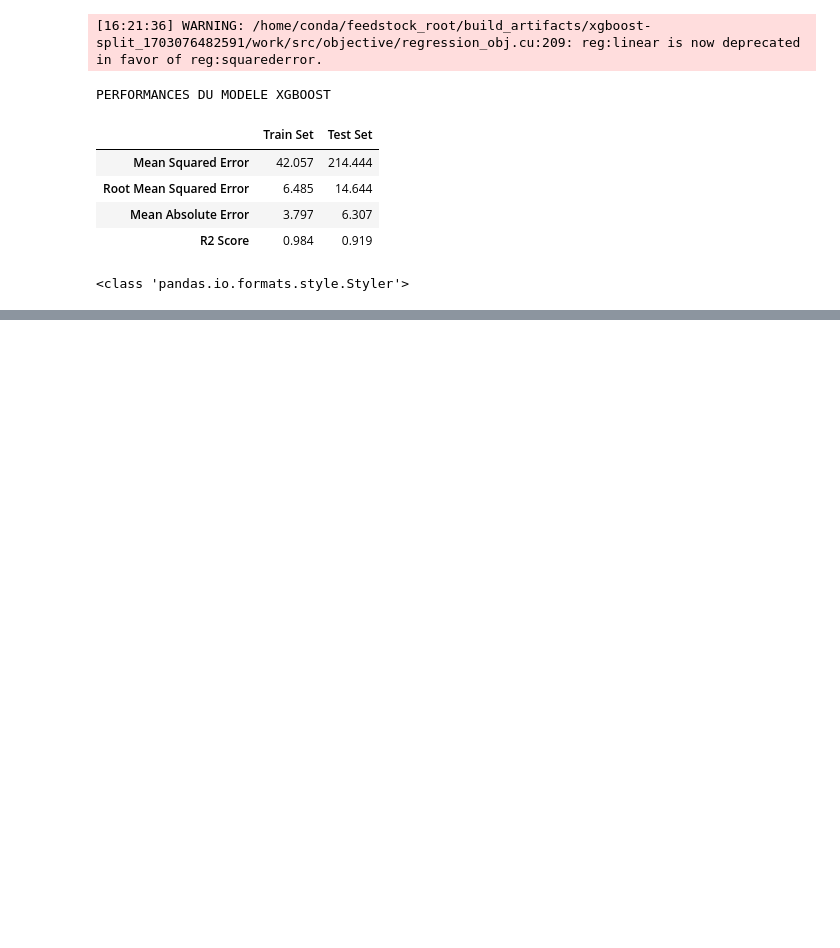
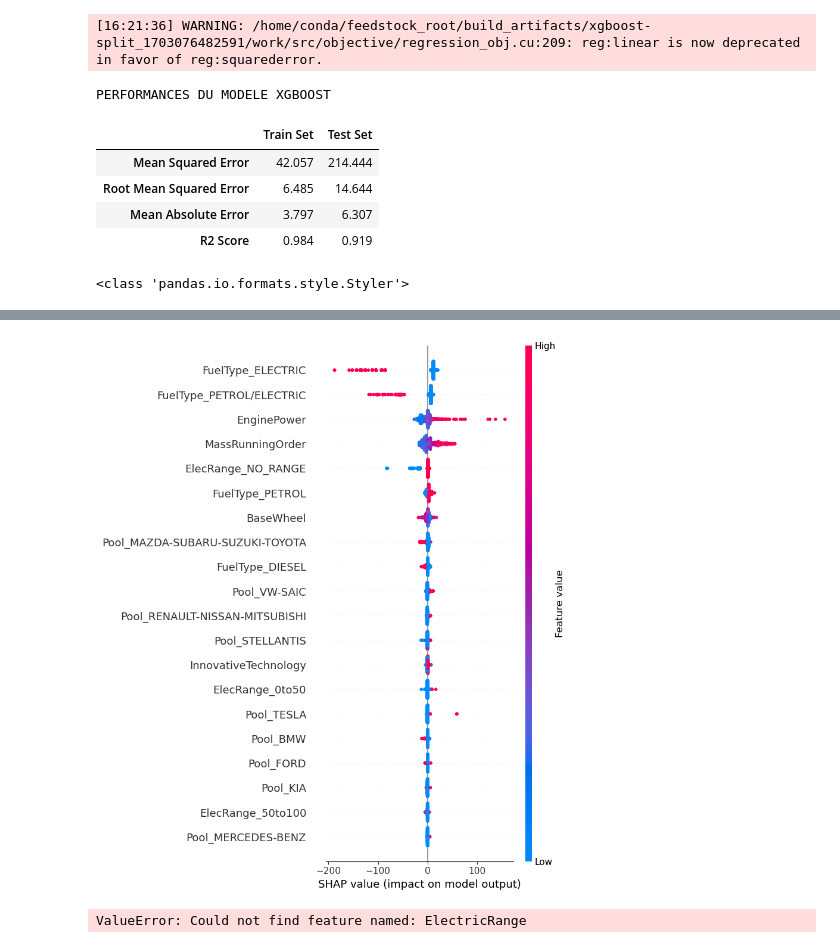
Before and after one commit to MatthieuLeNozach/car-co2-prediction_pre-release, a Jupyter notebook: notebooks/test_regression.ipynb, the cells around one changed output, grey strips where cells are left out. Cells and saved outputs as stored; diff of their text form; code cells hidden in the pictures; blank space fills up the shorter version.

```diff
--- a/notebooks/test_regression.ipynb
+++ b/notebooks/test_regression.ipynb
@@ -218,0 +247,8 @@ PERFORMANCES DU MODELE XGBOOST
+# %%
+shap.summary_plot(shap_values, X_test)
+# %% [output]
+[figure, added]
+# %%
+shap.dependence_plot("ElectricRange", shap_values, X_test, interaction_index= "MassRunningOrder")
+# %% [output]
+ValueError: Could not find feature named: ElectricRange
```
Also changed, not shown: parts of 7 cells of this notebook, 16 other files.
